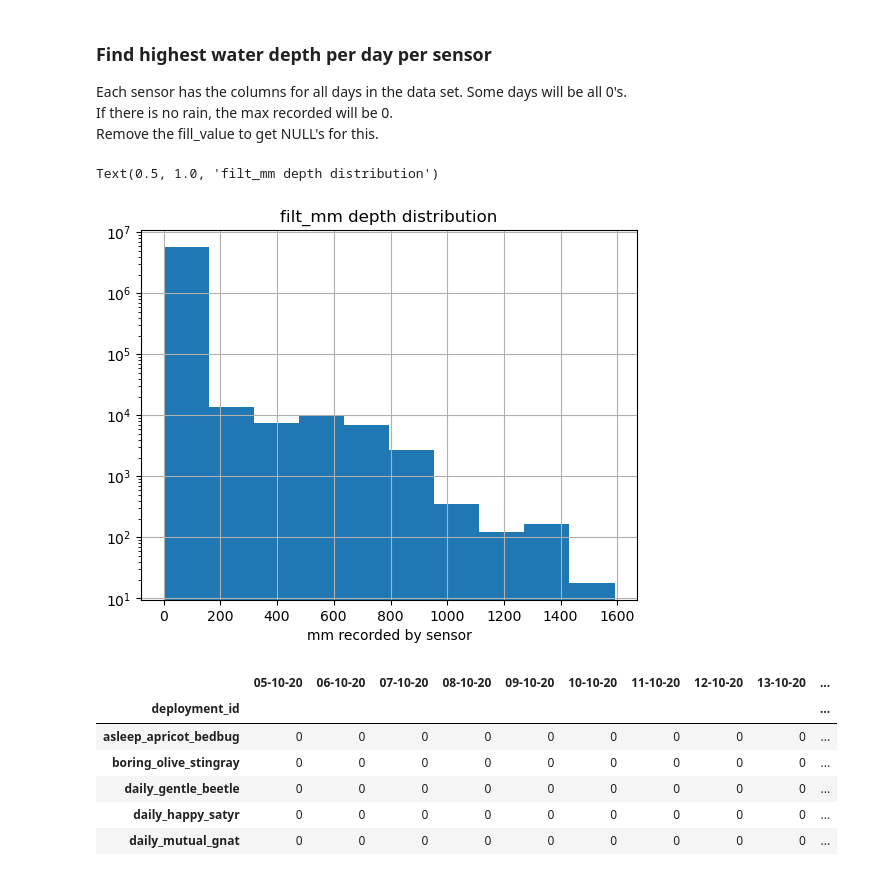
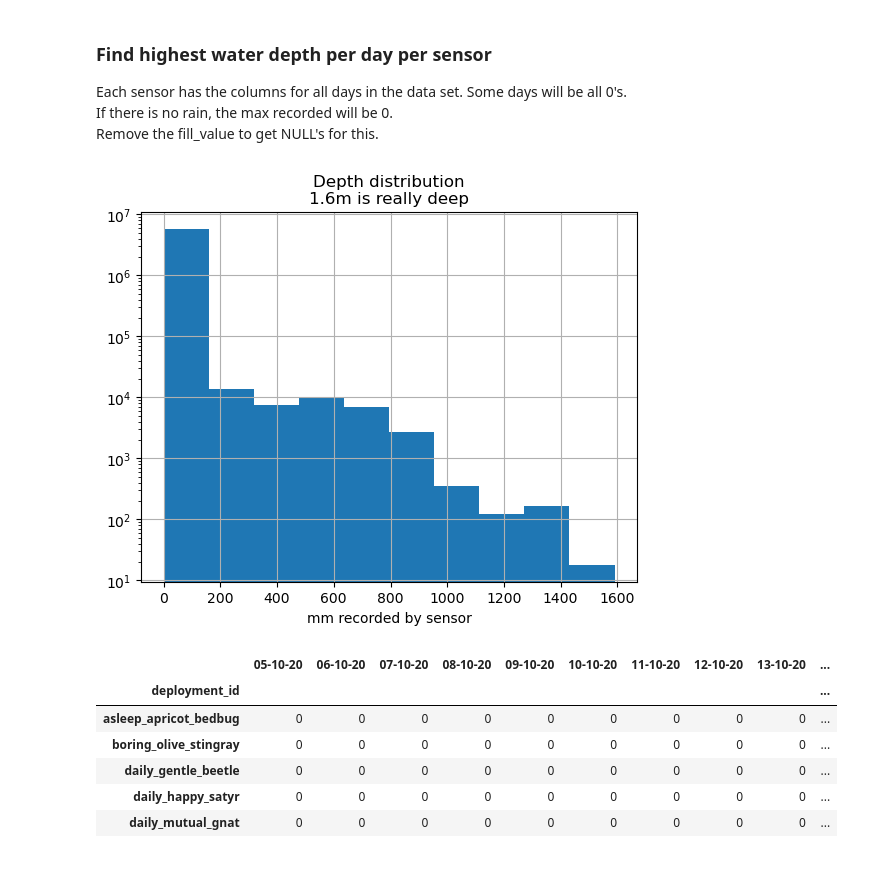
Before and after one commit to cankadir/FloodAnalysis, a Jupyter notebook: PY/CollectData.ipynb, the cells around one changed output. Drawn from its saved outputs; the diff is of its cells as text; code cells hidden in the pictures.

```diff
--- a/PY/CollectData.ipynb
+++ b/PY/CollectData.ipynb
@@ -103,12 +103,11 @@ Remove the fill_value to get NULL's for this.
 # %%
 import matplotlib.pyplot as plt
 df['depth_proc_mm'].hist()
 plt.yscale('log')
 plt.xlabel("mm recorded by sensor")
-plt.title( 'filt_mm depth distribution' )
+plt.title( 'Depth distribution\n1.6m is really deep' );
 # %% [output]
-Text(0.5, 1.0, 'filt_mm depth distribution')
-[figure, old version]
+[figure, new version]
 # %%
 pt_max = pd.pivot_table(
     data = df,
```
Also changed, not shown: parts of 3 cells of this notebook, 7 other files.
